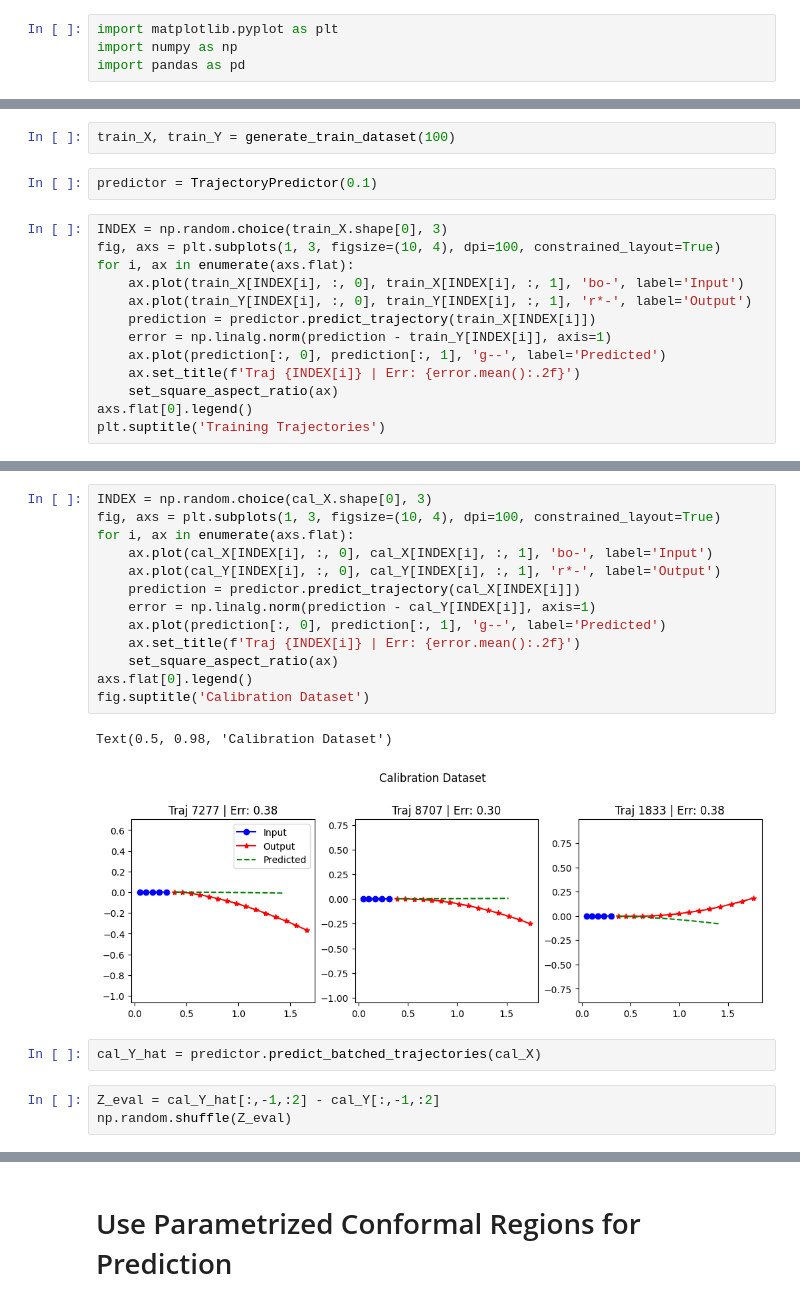
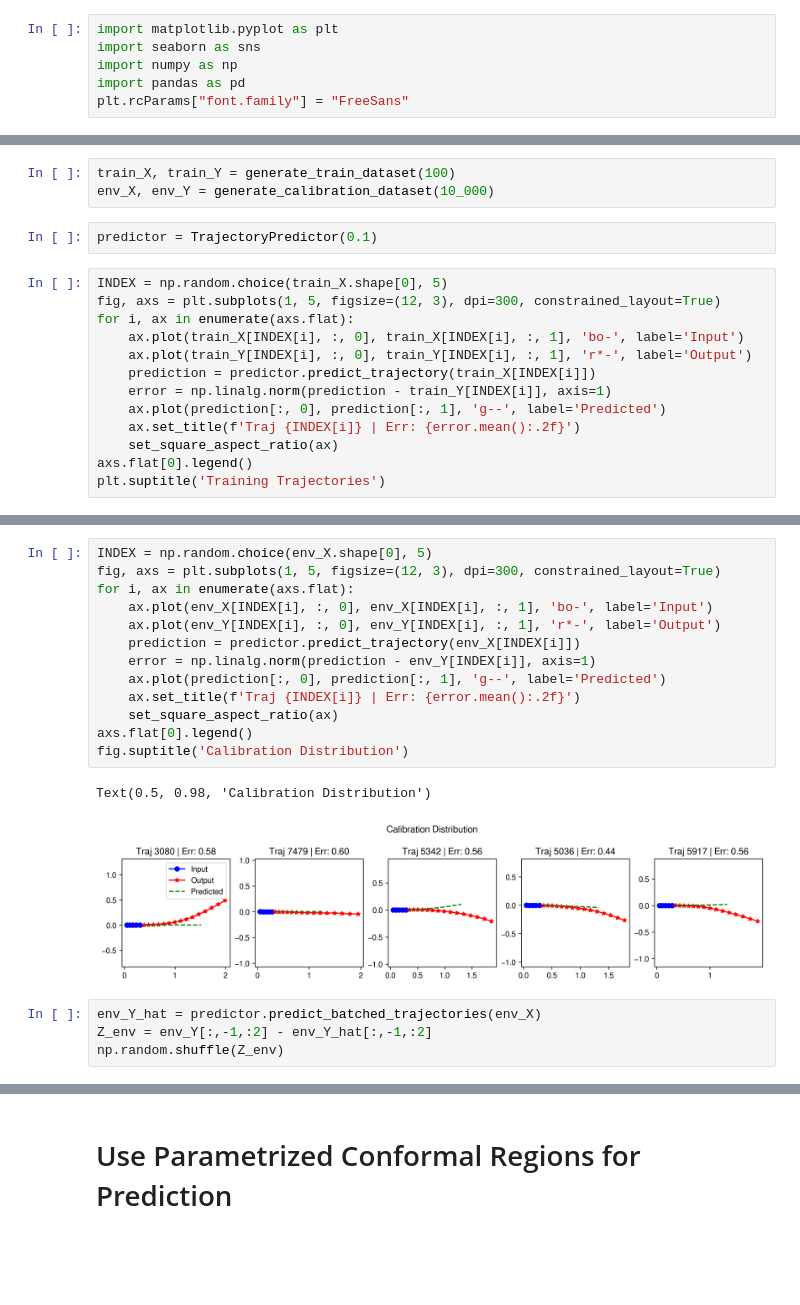
Before and after one commit to nandantumu/conformal_region_designer, a Jupyter notebook: notebooks/case-studies/car_experiments.ipynb, the cells around one changed output, grey strips where cells are left out. Cells and saved outputs as stored; diff of their text form; blank space fills up the shorter version.

```diff
--- a/notebooks/case-studies/car_experiments.ipynb
+++ b/notebooks/case-studies/car_experiments.ipynb
@@ -1,6 +1,8 @@
 # %%
 import matplotlib.pyplot as plt
+import seaborn as sns
 import numpy as np
 import pandas as pd
+plt.rcParams["font.family"] = "FreeSans"
 # %%
 from conformal_region_designer.case_studies.car_experiments import CarEnvironment, generate_calibration_dataset, generate_train_dataset, TrajectoryPredictor
@@ -8,10 +10,11 @@ from conformal_region_designer.utils import set_square_aspect_ratio
 # %%
 train_X, train_Y = generate_train_dataset(100)
+env_X, env_Y = generate_calibration_dataset(10_000)
 # %%
 predictor = TrajectoryPredictor(0.1)
 # %%
-INDEX = np.random.choice(train_X.shape[0], 3)
-fig, axs = plt.subplots(1, 3, figsize=(10, 4), dpi=100, constrained_layout=True)
+INDEX = np.random.choice(train_X.shape[0], 5)
+fig, axs = plt.subplots(1, 5, figsize=(12, 3), dpi=300, constrained_layout=True)
 for i, ax in enumerate(axs.flat):
     ax.plot(train_X[INDEX[i], :, 0], train_X[INDEX[i], :, 1], 'bo-', label='Input')
     ax.plot(train_Y[INDEX[i], :, 0], train_Y[INDEX[i], :, 1], 'r*-', label='Output')
@@ -32,22 +32,21 @@ KeyboardInterrupt:
 # %%
-INDEX = np.random.choice(cal_X.shape[0], 3)
-fig, axs = plt.subplots(1, 3, figsize=(10, 4), dpi=100, constrained_layout=True)
+INDEX = np.random.choice(env_X.shape[0], 5)
+fig, axs = plt.subplots(1, 5, figsize=(12, 3), dpi=300, constrained_layout=True)
 for i, ax in enumerate(axs.flat):
-    ax.plot(cal_X[INDEX[i], :, 0], cal_X[INDEX[i], :, 1], 'bo-', label='Input')
-    ax.plot(cal_Y[INDEX[i], :, 0], cal_Y[INDEX[i], :, 1], 'r*-', label='Output')
-    prediction = predictor.predict_trajectory(cal_X[INDEX[i]])
-    error = np.linalg.norm(prediction - cal_Y[INDEX[i]], axis=1)
+    ax.plot(env_X[INDEX[i], :, 0], env_X[INDEX[i], :, 1], 'bo-', label='Input')
+    ax.plot(env_Y[INDEX[i], :, 0], env_Y[INDEX[i], :, 1], 'r*-', label='Output')
+    prediction = predictor.predict_trajectory(env_X[INDEX[i]])
+    error = np.linalg.norm(prediction - env_Y[INDEX[i]], axis=1)
     ax.plot(prediction[:, 0], prediction[:, 1], 'g--', label='Predicted')
     ax.set_title(f'Traj {INDEX[i]} | Err: {error.mean():.2f}')
     set_square_aspect_ratio(ax)
 axs.flat[0].legend()
-fig.suptitle('Calibration Dataset')
+fig.suptitle('Calibration Distribution')
 # %% [output]
-Text(0.5, 0.98, 'Calibration Dataset')
+Text(0.5, 0.98, 'Calibration Distribution')
-[figure, old version]
+[figure, new version]
-# %%
-cal_Y_hat = predictor.predict_batched_trajectories(cal_X)
 # %%
-Z_eval = cal_Y_hat[:,-1,:2] - cal_Y[:,-1,:2]
-np.random.shuffle(Z_eval)
+env_Y_hat = predictor.predict_batched_trajectories(env_X)
+Z_env = env_Y[:,-1,:2] - env_Y_hat[:,-1,:2]
+np.random.shuffle(Z_env)
 # %%
```
Also changed, not shown: parts of 26 cells of this notebook, 13 other files.
